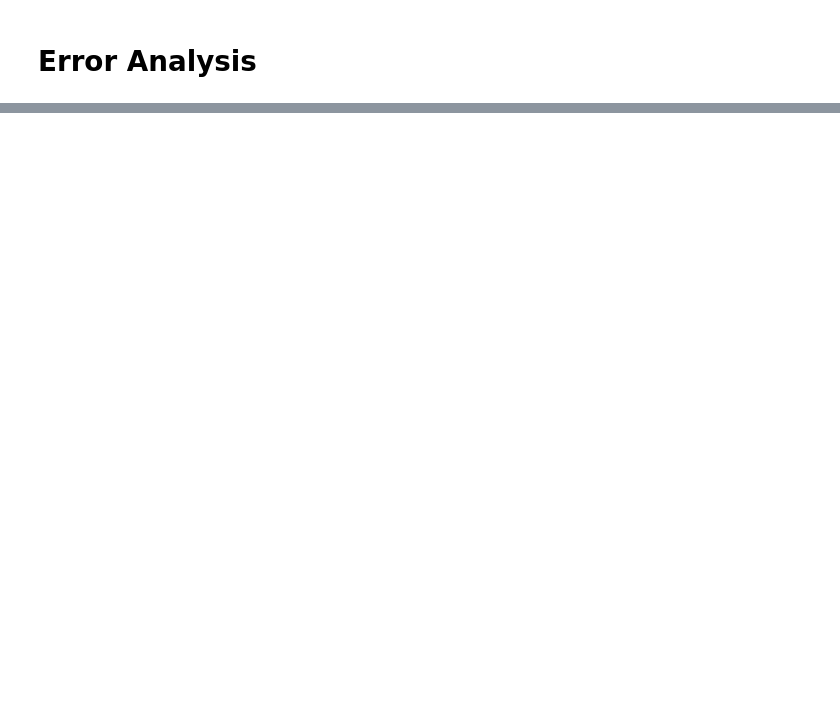
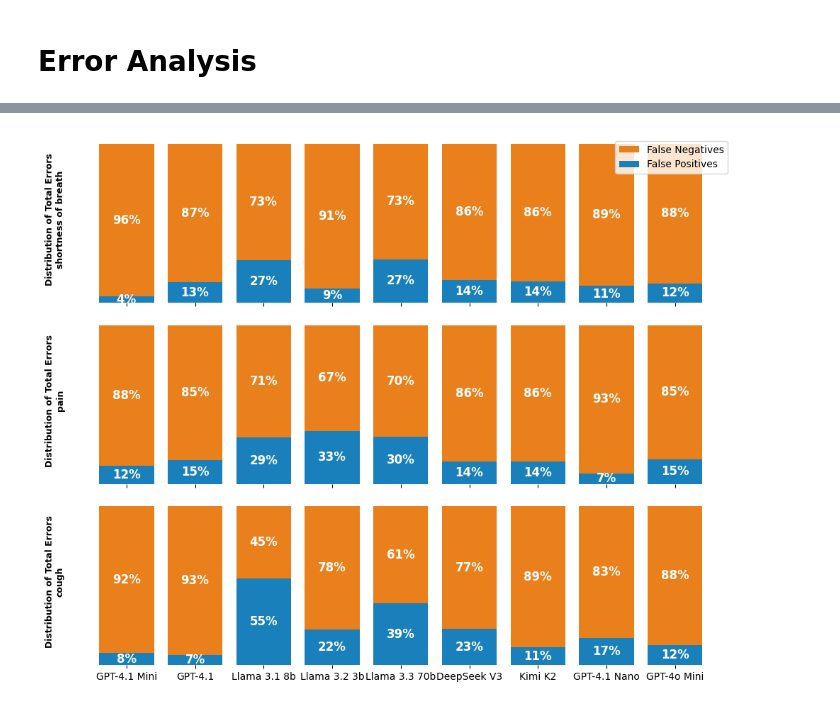
Before and after one commit to lindvalllab/symptom-extraction-demo, a Jupyter notebook: demo.ipynb, the cells around one changed output, grey strips where cells are left out. Drawn from its saved outputs; the diff is of its cells as text; code cells hidden in the pictures; blank space fills up the shorter version.

```diff
--- a/demo.ipynb
+++ b/demo.ipynb
@@ -593,7 +635,7 @@ from src.utils import convert_detail_response_columns, convert_label_column
 
 
 # load status data with predictions
-data = pd.read_csv('responses/detail_responses.csv')
+data = pd.read_csv('responses/detail_responses_all.csv')
 
 # Your list of allowed symptoms
 allowed_symptoms = [
@@ -662,41 +712,54 @@ def plot_hallucination_bars(ax, categories, fp_percentages, fn_percentages, symp
 
 # Create the figure and the axes
 symptoms_of_interest = ['shortness_of_breath', 'pain', 'cough']
-model_versions = ['gpt_3_5_turbo_1106', 'gpt_4_1106_preview', 'gpt_4_0613', 'gpt_4o_2024_05_13']
+model_versions = [ "gpt_4_1_mini_2025_04_14","gpt_4_1_2025_04_14","meta_llama/Meta_Llama_3_1_8B_Instruct_Turbo", "meta_llama/Llama_3_2_3B_Instruct_Turbo","meta_llama/Llama_3_3_70B_Instruct_Turbo","deepseek_ai/DeepSeek_V3", "moonshotai/Kimi_K2_Instruct", "gpt_4_1_nano_2025_04_14", "gpt_4o_mini_2024_07_18"]
 
 fig, axs = plt.subplots(nrows=len(symptoms_of_interest), figsize=(10, 8), sharex=True, sharey=True)
 for i, symptom in enumerate(symptoms_of_interest):
     error_data = get_error_data(
         data,
         symptom=symptom,
         model_versions=model_versions
     )
+    categories = [
+
+    'Llama 3.1 8b' if cat == 'meta_llama/Meta_Llama_3_1_8B_Instruct_Turbo' else
+    'Llama 3.2 3b' if cat == 'meta_llama/Llama_3_2_3B_Instruct_Turbo' else
+    'Llama 3.3 70b' if cat == 'meta_llama/Llama_3_3_70B_Instruct_Turbo' else
+    'DeepSeek V3' if cat == 'deepseek_ai/DeepSeek_V3' else
+    'Kimi K2' if cat == 'moonshotai/Kimi_K2_Instruct' else
+    'GPT-4o Mini' if cat == 'gpt_4o_mini_2024_07_18' else
+    'GPT-4.1 Mini' if cat == 'gpt_4_1_mini_2025_04_14' else
+    'GPT-4.1' if cat == 'gpt_4_1_2025_04_14' else
+    'GPT-4.1 Nano' if cat == 'gpt_4_1_nano_2025_04_14' else
+
+    cat.replace('_', ' ')
+    for cat in error_data.keys()
+   ]
+
+
+
 
     # Prepare the data for plotting
     #categories = [cat.replace('_', ' ') for cat in error_data.keys()]  # Replace underscores in model names
 
     #categories = [cat.replace('_', ' ') if cat != 'gpt_3_5_turbo_1106' else '3.5 turbo 1106' for cat in error_data.keys()]
-    categories = [
-    'GPT-3.5 Turbo' if cat == 'gpt_3_5_turbo_1106' else
-    'GPT-4 Turbo' if cat == 'gpt_4_1106_preview' else
-    'GPT-4' if cat == 'gpt_4_0613' else
-    'GPT-4o' if cat == 'gpt_4o_2024_05_13' else
-    cat.replace('_', ' ')
-    for cat in error_data.keys()
-]
+
 
     fp_percentages = [error_data[cat]['FP'] / (error_data[cat]['FP'] + error_data[cat]['FN']) * 100 for cat in error_data.keys()]
     fn_percentages = [error_data[cat]['FN'] / (error_data[cat]['FP'] + error_data[cat]['FN']) * 100 for cat in error_data.keys()]
 
     # Plot the data
     plot_hallucination_bars(axs[i], categories, fp_percentages, fn_percentages, symptom=symptom)
 
 #axs[0].set_title('Percentage Distribution of Error Metrics Across Different Models', fontsize=14, fontweight='bold')
 axs[0].legend(frameon=True)
 
 # Adjust layout for tight fitting and save the figure if needed
 plt.tight_layout()
 # plt.savefig('error_distribution_chart.png', dpi=300) # Uncomment to save the figure
-plt.savefig("error distribution_9_18_24.png", dpi=300)
+plt.savefig("../../Partners HealthCare Dropbox/Joshua Davis/lindvalllab/ChatGPT/Benchmarking_Paper_Drafting/JAMIA_OPEN_submission/error_distribution_8_21_25.png", dpi=300)
 # Show the plot
 plt.show()
+# %% [output]
+[figure, added]
```
Also changed, not shown: parts of 23 cells of this notebook, 12 other files.
